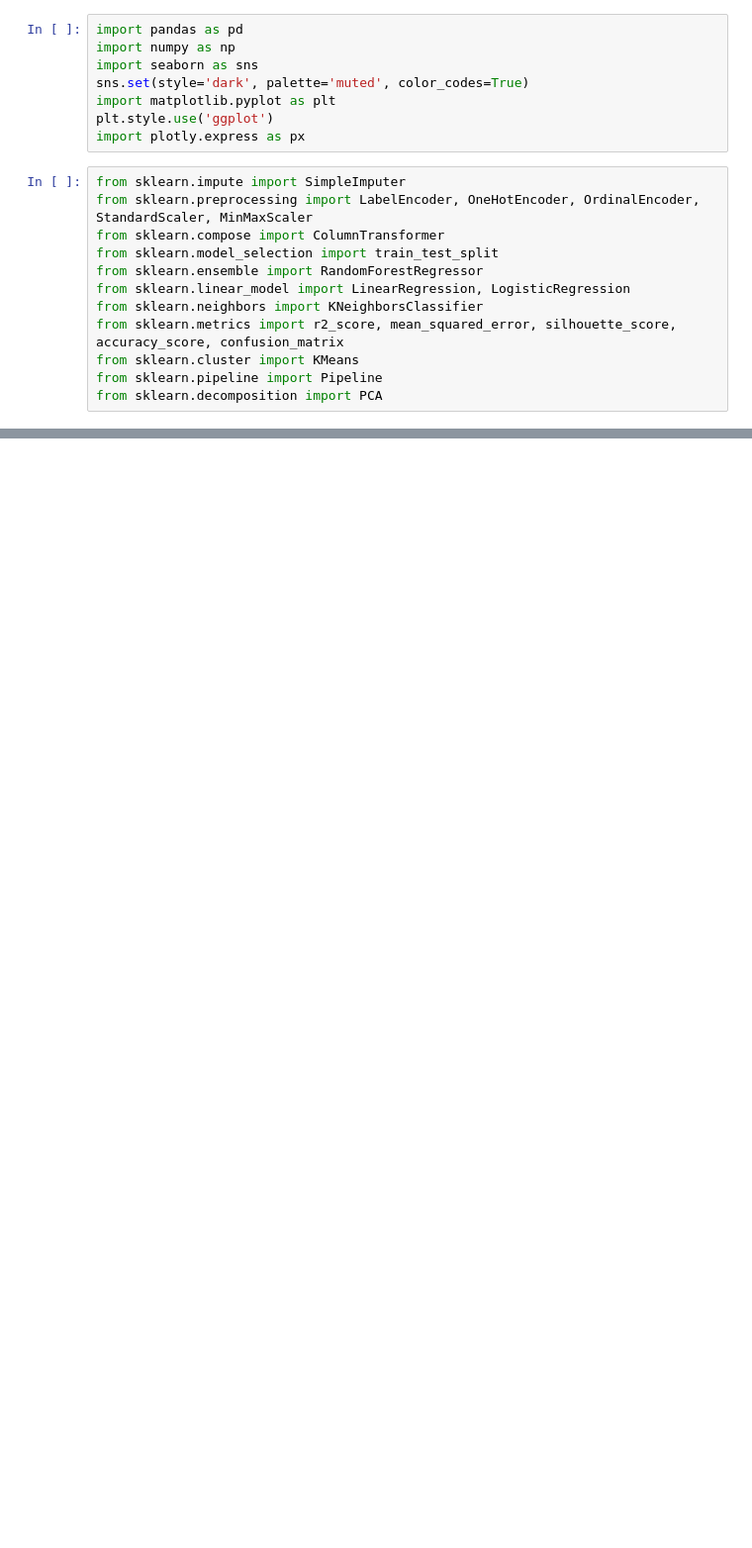
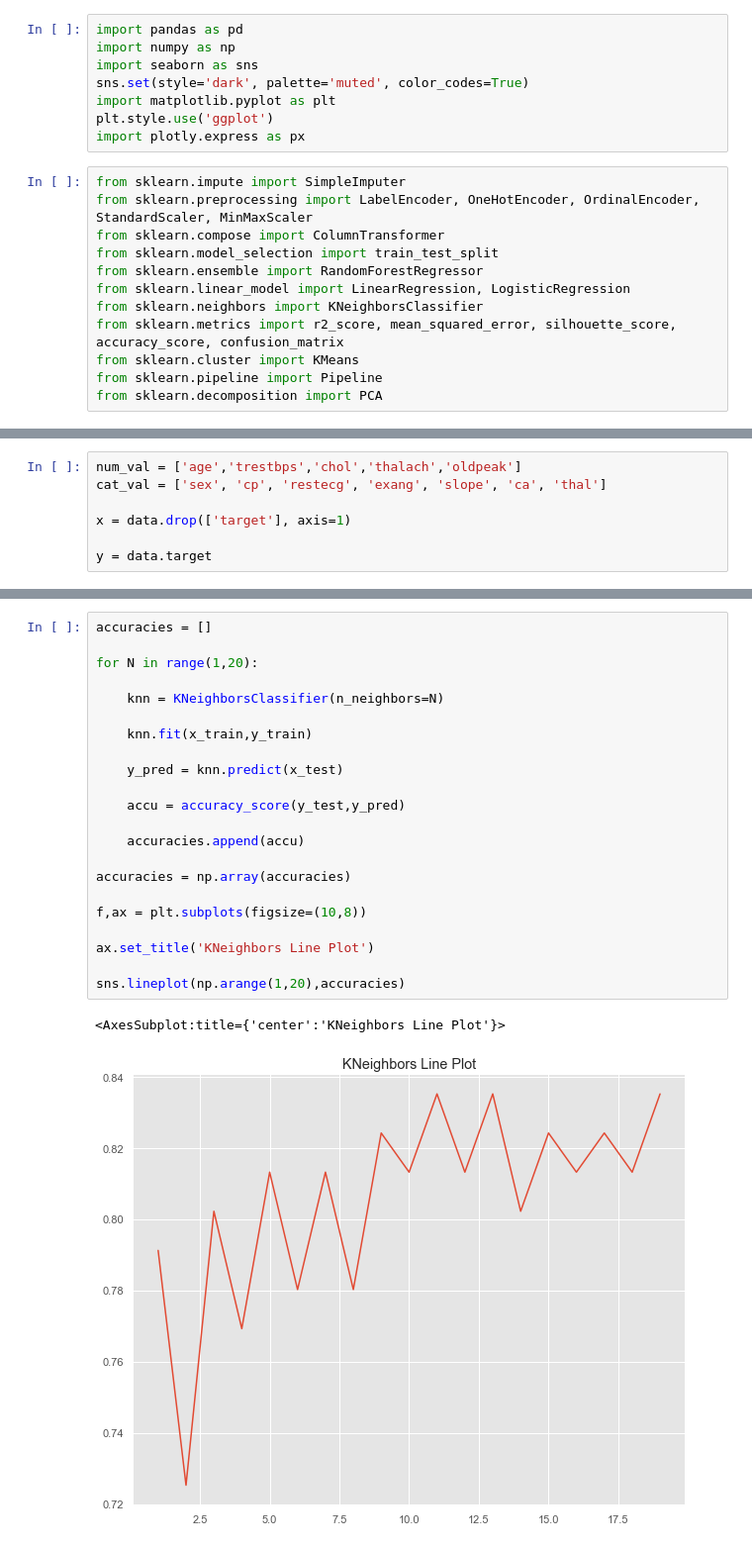
Before and after one commit to Omuk/Reborn, a Jupyter notebook: Data Practice/Practice_Field.ipynb, the cells around one changed output, grey strips where cells are left out. Shown at 99% size. Cells and saved outputs as stored; diff of their text form; blank space fills up the shorter version.

```diff
--- a/Data Practice/Practice_Field.ipynb
+++ b/Data Practice/Practice_Field.ipynb
@@ -53,0 +81,7 @@ dtype: float64
+# %%
+num_val = ['age','trestbps','chol','thalach','oldpeak']
+cat_val = ['sex', 'cp', 'restecg', 'exang', 'slope', 'ca', 'thal']
+
+x = data.drop(['target'], axis=1)
+
+y = data.target
@@ -53,0 +132,25 @@ dtype: float64
+# %%
+accuracies = []
+
+for N in range(1,20):
+
+    knn = KNeighborsClassifier(n_neighbors=N)
+
+    knn.fit(x_train,y_train)
+
+    y_pred = knn.predict(x_test)
+
+    accu = accuracy_score(y_test,y_pred)
+
+    accuracies.append(accu)
+
+accuracies = np.array(accuracies)
+
+f,ax = plt.subplots(figsize=(10,8))
+
+ax.set_title('KNeighbors Line Plot')
+
+sns.lineplot(np.arange(1,20),accuracies)
+# %% [output]
+<AxesSubplot:title={'center':'KNeighbors Line Plot'}>
+[figure, added]
```
Also changed, not shown: parts of 10 cells of this notebook.
